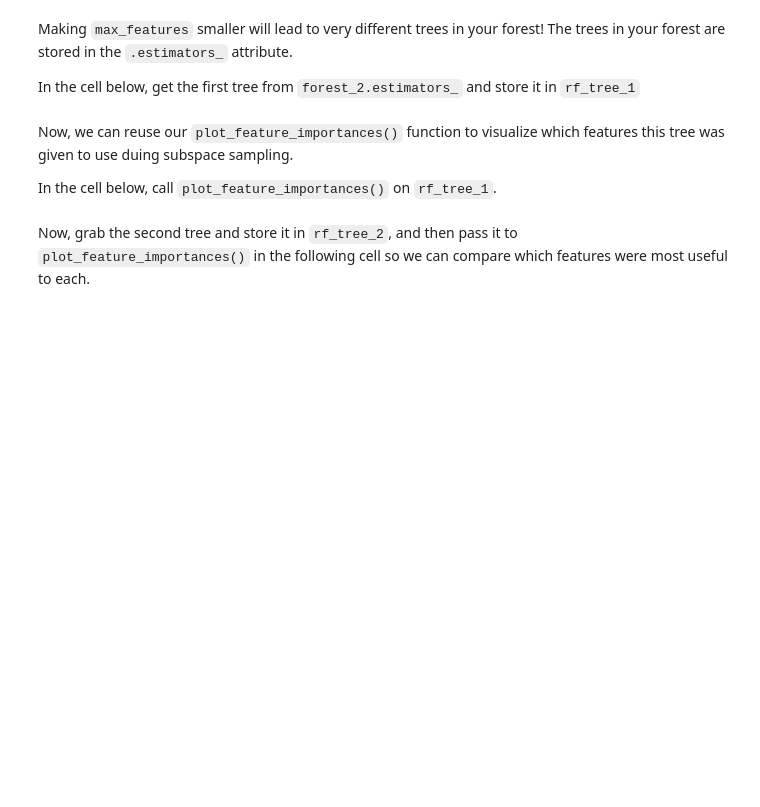
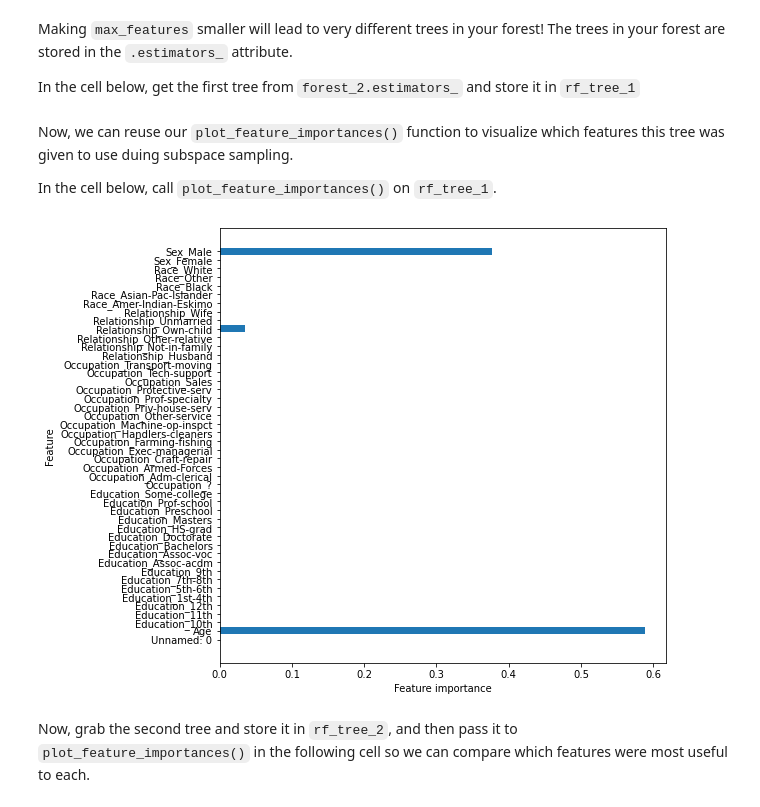
Before and after one commit to kjspring/dsc-tree-ensembles-random-forests-lab, a Jupyter notebook: index.ipynb, the cells around one changed output. Drawn from its saved outputs; the diff is of its cells as text; code cells hidden in the pictures; blank space fills up the shorter version.

```diff
--- a/index.ipynb
+++ b/index.ipynb
@@ -196,3 +198,4 @@ bagged_tree = None
 Great! Now, fit it to our training data.
 # %%
 # Fit to the training data
+bagged_tree.fit(data_train, target_train)
@@ -216,4 +234,7 @@ Another popular ensemble method is the **_Random Forest_**. Let's fit a random f
 In the cell below, instantiate and fit a `RandomForestClassifier`, and set the number estimators to `100` and the max depth to `5`. Then, fit the model to our training data.
 # %%
 # Instantiate and fit a RandomForestClassifier
-forest = None
+forest = RandomForestClassifier(max_samples=100,
+                                max_depth=5,
+                                verbose=True)
+forest.fit(data_train, target_train)
@@ -240,4 +277,5 @@ Let's create a forest with some small trees. You'll learn how to access trees in
 In the cell below, create another `RandomForestClassifier`.  Set the number of estimators to 5, the `max_features` to 10, and the `max_depth` to 2.
 # %%
 # Instantiate and fit a RandomForestClassifier
-forest_2 = None
+forest_2 = RandomForestClassifier(n_estimators=5, max_features=10, max_depth=2, verbose=True)
+forest_2.fit(data_train, target_train)
@@ -247,13 +290,16 @@ Making `max_features` smaller will lead to very different trees in your forest!
 In the cell below, get the first tree from `forest_2.estimators_` and store it in `rf_tree_1`
 # %%
 # First tree from forest_2
-rf_tree_1 = None
+rf_tree_1 = forest_2.estimators_[0]
 # %% [markdown]
 Now, we can reuse our `plot_feature_importances()` function to visualize which features this tree was given to use duing subspace sampling.
 
 In the cell below, call `plot_feature_importances()` on `rf_tree_1`.
 # %%
 # Feature importance
+plot_feature_importances(rf_tree_1)
+# %% [output]
+[figure, added]
 # %% [markdown]
 Now, grab the second tree and store it in `rf_tree_2`, and then pass it to `plot_feature_importances()` in the following cell so we can compare which features were most useful to each.
 # %%
```
Also changed, not shown: parts of 11 cells of this notebook.
